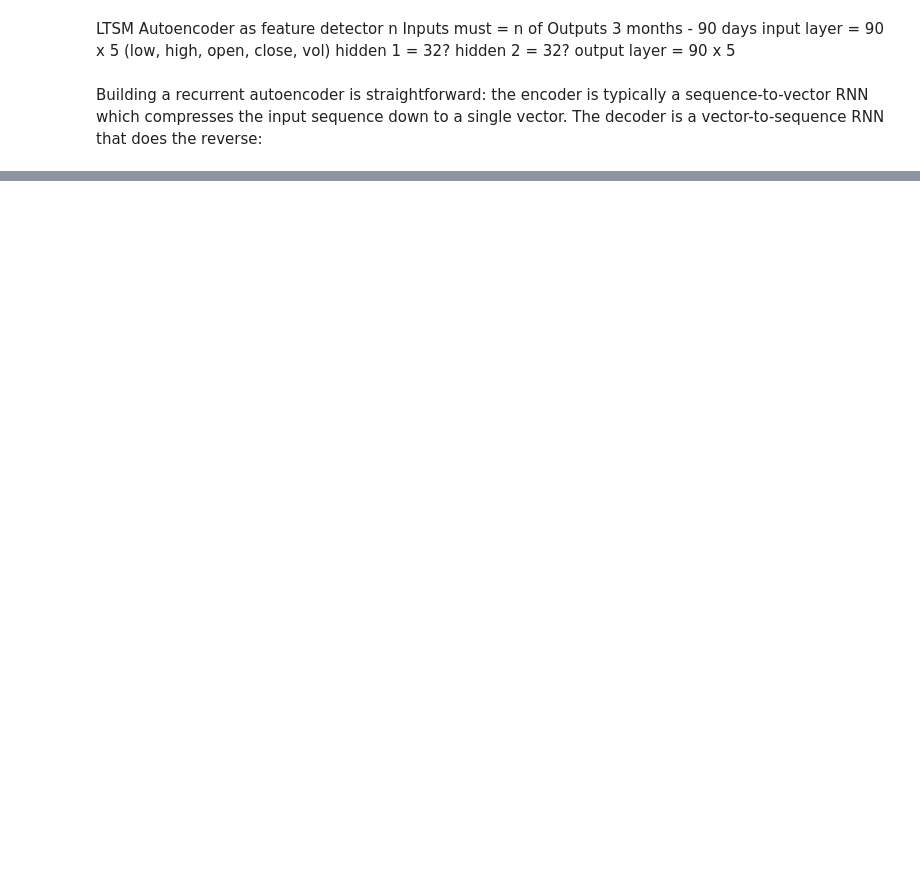
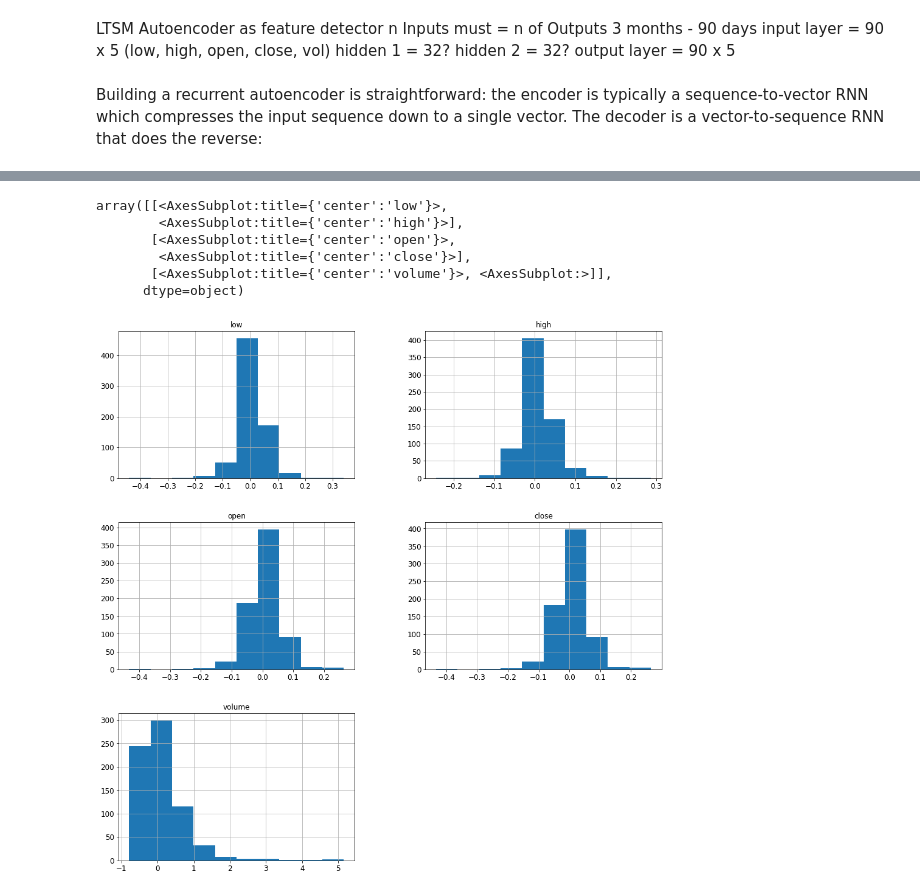
Before and after one commit to lohs/crypto-drl, a Jupyter notebook: neural_network/deep-learning.ipynb, the cells around one changed output, grey strips where cells are left out. Drawn from its saved outputs; the diff is of its cells as text; code cells hidden in the pictures; blank space fills up the shorter version.

```diff
--- a/neural_network/deep-learning.ipynb
+++ b/neural_network/deep-learning.ipynb
@@ -65,0 +105,6 @@ _________________________________________________________________
+# %%
+X_train['low'] = X_train['low'].pct_change()
+X_train['high'] = X_train['high'].pct_change()
+X_train['open'] = X_train['open'].pct_change()
+X_train['close'] = X_train['close'].pct_change()
+X_train['volume'] = X_train['volume'].pct_change()
@@ -65,0 +120,10 @@ _________________________________________________________________
+# %%
+X_train.hist(figsize=(16, 16))
+# %% [output]
+array([[<AxesSubplot:title={'center':'low'}>,
+        <AxesSubplot:title={'center':'high'}>],
+       [<AxesSubplot:title={'center':'open'}>,
+        <AxesSubplot:title={'center':'close'}>],
+       [<AxesSubplot:title={'center':'volume'}>, <AxesSubplot:>]],
+      dtype=object)
+[figure, added]
```
Also changed, not shown: parts of 10 cells of this notebook.
